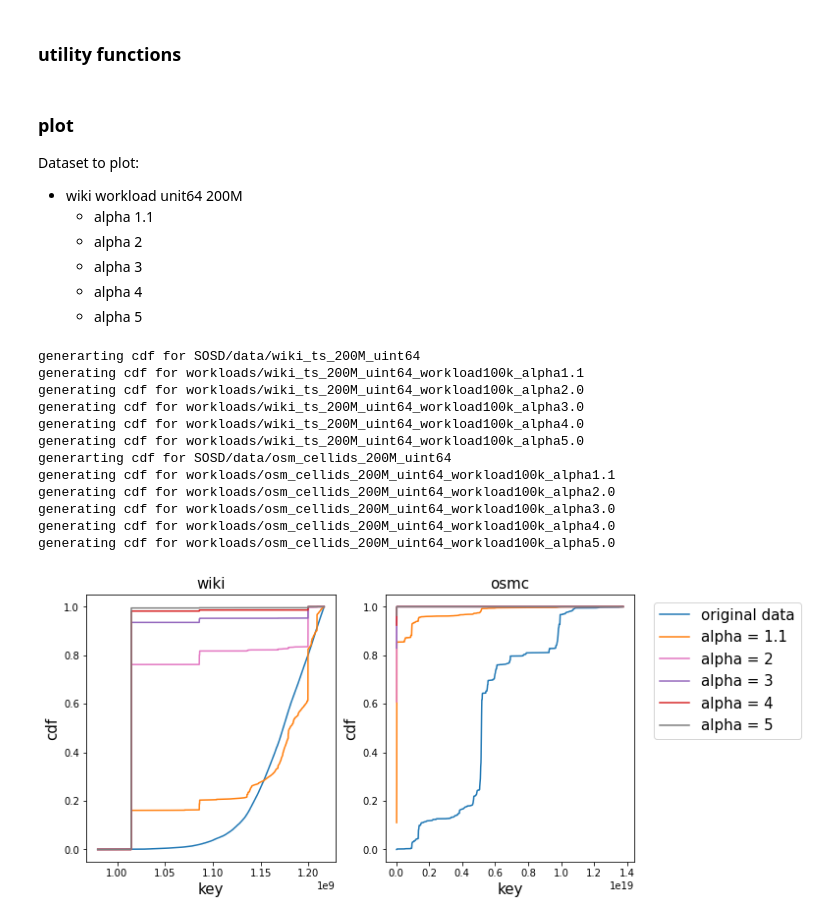
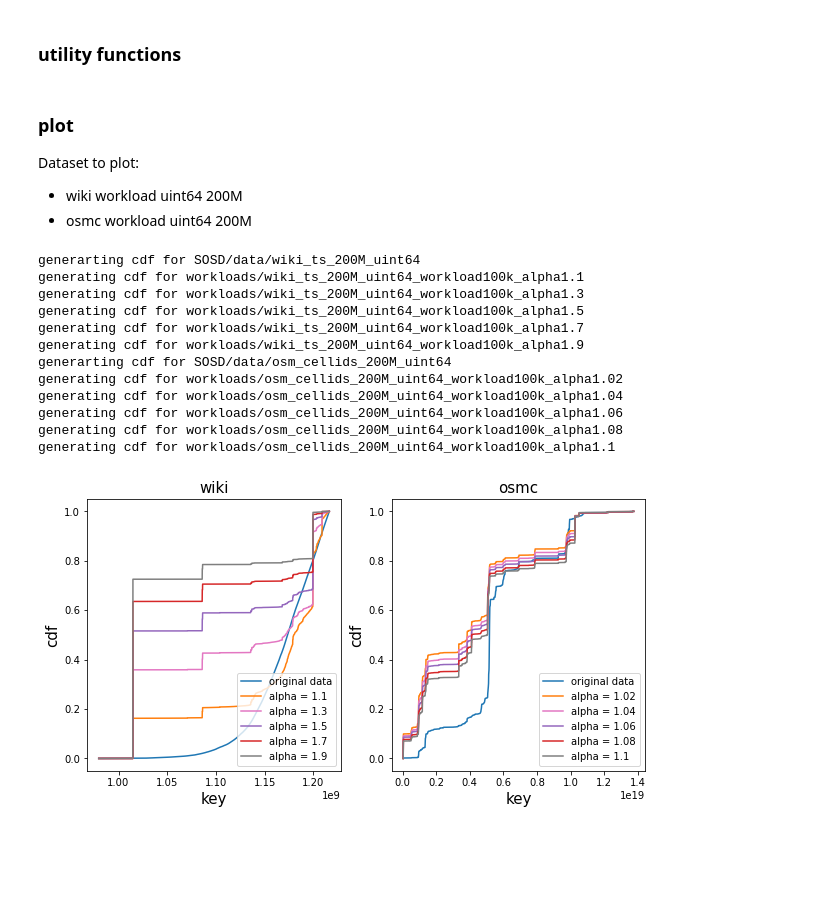
Before and after one commit to parama/mlsysfinalproject, a Jupyter notebook: workload_visualization.ipynb, the cells around one changed output. Saved outputs shown, nothing was run; the diff lists cells and outputs as text; code cells hidden in the pictures; blank space fills up the shorter version.

Commit message:
add new workload plot

```diff
--- a/workload_visualization.ipynb
+++ b/workload_visualization.ipynb
@@ -47,58 +47,57 @@ def plot_dataset(ax, data_path, workload_paths, alphas, colors):
 ### plot
 
 Dataset to plot:
-- wiki workload unit64 200M
-    - alpha 1.1
-    - alpha 2
-    - alpha 3
-    - alpha 4
-    - alpha 5
+- wiki workload uint64 200M
+- osmc workload uint64 200M
 # %%
 # wiki dataset
 wiki_data = "SOSD/data/wiki_ts_200M_uint64"
 wiki_workloads = [
     "workloads/wiki_ts_200M_uint64_workload100k_alpha1.1",
-    "workloads/wiki_ts_200M_uint64_workload100k_alpha2.0",
-    "workloads/wiki_ts_200M_uint64_workload100k_alpha3.0",
-    "workloads/wiki_ts_200M_uint64_workload100k_alpha4.0",
-    "workloads/wiki_ts_200M_uint64_workload100k_alpha5.0"
+    "workloads/wiki_ts_200M_uint64_workload100k_alpha1.3",
+    "workloads/wiki_ts_200M_uint64_workload100k_alpha1.5",
+    "workloads/wiki_ts_200M_uint64_workload100k_alpha1.7",
+    "workloads/wiki_ts_200M_uint64_workload100k_alpha1.9"
 ]
+wiki_alphas=[1.1, 1.3, 1.5, 1.7, 1.9]
 
 # osmc dataset
 osmc_data = "SOSD/data/osm_cellids_200M_uint64"
 osmc_workloads = [
-    "workloads/osm_cellids_200M_uint64_workload100k_alpha1.1",
-    "workloads/osm_cellids_200M_uint64_workload100k_alpha2.0",
-    "workloads/osm_cellids_200M_uint64_workload100k_alpha3.0",
-    "workloads/osm_cellids_200M_uint64_workload100k_alpha4.0",
-    "workloads/osm_cellids_200M_uint64_workload100k_alpha5.0"
+    "workloads/osm_cellids_200M_uint64_workload100k_alpha1.02",
+    "workloads/osm_cellids_200M_uint64_workload100k_alpha1.04",
+    "workloads/osm_cellids_200M_uint64_workload100k_alpha1.06",
+    "workloads/osm_cellids_200M_uint64_workload100k_alpha1.08",
+    "workloads/osm_cellids_200M_uint64_workload100k_alpha1.1"
 ]
+osmc_alphas = [1.02, 1.04, 1.06, 1.08, 1.1]
 
 # configuration
-alphas = [1.1, 2, 3, 4, 5]
 plot_colors = ["tab:blue", "tab:orange", "tab:pink", "tab:purple", "tab:red", "tab:gray"]
 # %%
-fig, axs = plt.subplots(1, 2, figsize=(10, 5))
-axs[0] = plot_dataset(axs[0], wiki_data, wiki_workloads, alphas, plot_colors)
-axs[1] = plot_dataset(axs[1], osmc_data, osmc_workloads, alphas, plot_colors)
+# fig, axs = plt.subplots(1, 2, figsize=(10, 5))
+fig, axs = plt.subplots(1, 1, figsize=(5, 5))
+axs = [axs]
+axs[0] = plot_dataset(axs[0], wiki_data, wiki_workloads, wiki_alphas, plot_colors)
+axs[1] = plot_dataset(axs[1], osmc_data, osmc_workloads, osmc_alphas, plot_colors)
 axs[0].set_title("wiki", fontsize=15)
 axs[1].set_title("osmc", fontsize=15)
 for ax in axs:
     ax.set_xlabel("key", fontsize=15)
     ax.set_ylabel("cdf", fontsize=15)
-axs[-1].legend(fontsize=15, bbox_to_anchor=(1.05, 1.0), loc='upper left')
+    ax.legend(fontsize=10, loc='lower right')
 plt.savefig("figs/generated_workloads.pdf", bbox_inches="tight")
 # %% [output]
 generarting cdf for SOSD/data/wiki_ts_200M_uint64
 generating cdf for workloads/wiki_ts_200M_uint64_workload100k_alpha1.1
-generating cdf for workloads/wiki_ts_200M_uint64_workload100k_alpha2.0
-generating cdf for workloads/wiki_ts_200M_uint64_workload100k_alpha3.0
-generating cdf for workloads/wiki_ts_200M_uint64_workload100k_alpha4.0
-generating cdf for workloads/wiki_ts_200M_uint64_workload100k_alpha5.0
+generating cdf for workloads/wiki_ts_200M_uint64_workload100k_alpha1.3
+generating cdf for workloads/wiki_ts_200M_uint64_workload100k_alpha1.5
+generating cdf for workloads/wiki_ts_200M_uint64_workload100k_alpha1.7
+generating cdf for workloads/wiki_ts_200M_uint64_workload100k_alpha1.9
 generarting cdf for SOSD/data/osm_cellids_200M_uint64
+generating cdf for workloads/osm_cellids_200M_uint64_workload100k_alpha1.02
+generating cdf for workloads/osm_cellids_200M_uint64_workload100k_alpha1.04
+generating cdf for workloads/osm_cellids_200M_uint64_workload100k_alpha1.06
+generating cdf for workloads/osm_cellids_200M_uint64_workload100k_alpha1.08
 generating cdf for workloads/osm_cellids_200M_uint64_workload100k_alpha1.1
-generating cdf for workloads/osm_cellids_200M_uint64_workload100k_alpha2.0
-generating cdf for workloads/osm_cellids_200M_uint64_workload100k_alpha3.0
-generating cdf for workloads/osm_cellids_200M_uint64_workload100k_alpha4.0
-generating cdf for workloads/osm_cellids_200M_uint64_workload100k_alpha5.0
-[figure, old version]
+[figure, new version]
```
Also changed, not shown: parts of 1 cell of this notebook, 1 other file.
